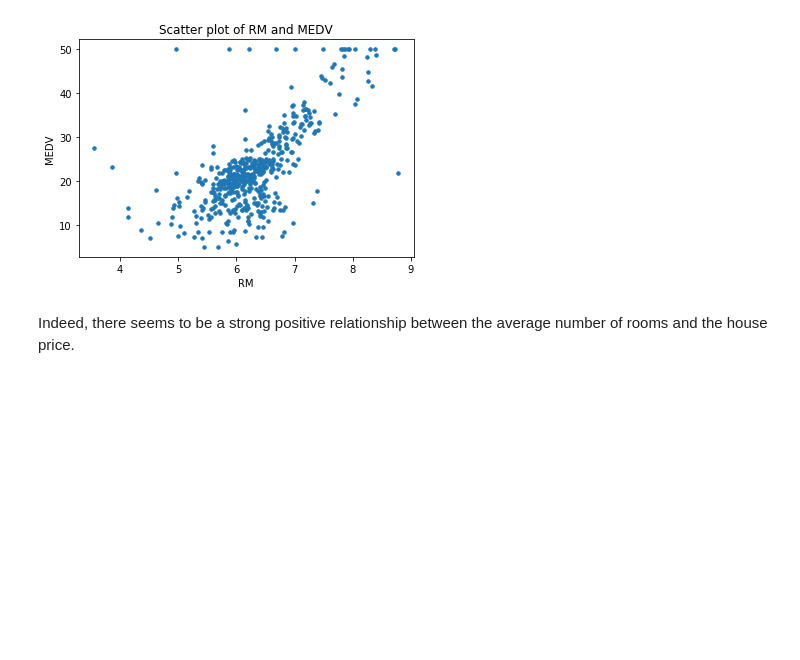
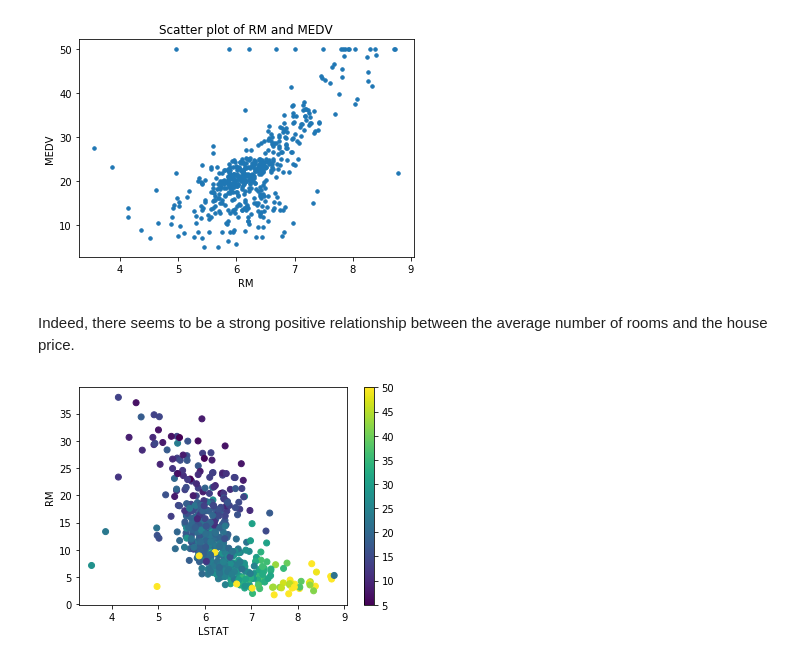
Before and after one commit to emokid003/pythoncourse, a Jupyter notebook: notebooks/3-Matplotlib.ipynb, the cells around one changed output. Cells and saved outputs as stored; diff of their text form; code cells hidden in the pictures; blank space fills up the shorter version.

```diff
--- a/notebooks/3-Matplotlib.ipynb
+++ b/notebooks/3-Matplotlib.ipynb
@@ -300,8 +306,10 @@ plt.show()
 # %% [markdown]
 Indeed, there seems to be a strong positive relationship between the average number of rooms and the house price.
 # %%
-plt.scatter(x='LSTAT', y='RM', c='MEDV', data=df)
+plt.scatter(x='RM', y='LSTAT', c='MEDV', data=data)
 plt.xlabel('LSTAT')
 plt.ylabel('RM')
 plt.colorbar()
 plt.show()
+# %% [output]
+[figure, added]
```
Also changed, not shown: parts of 13 cells of this notebook, 2 other files.
